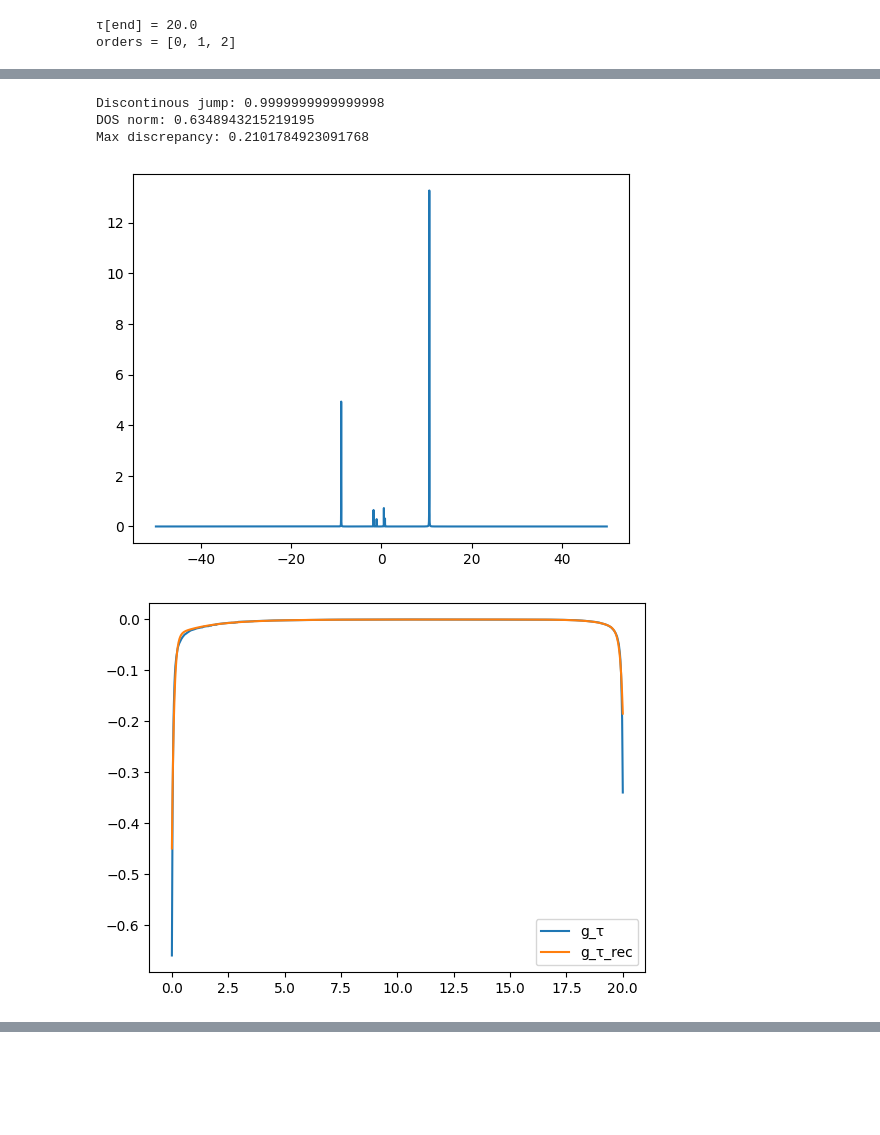
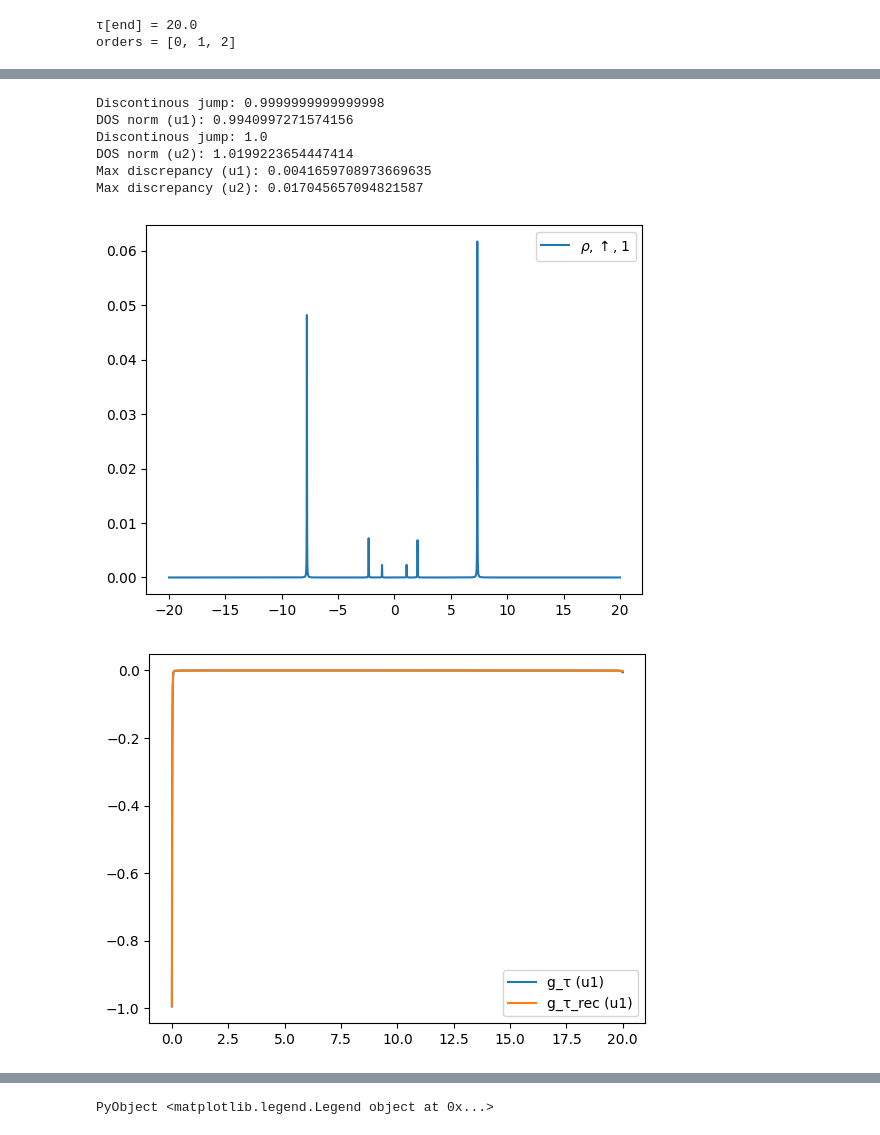
Before and after one commit to krivenko/QInchworm.jl, a Jupyter notebook: bench/ysr/post-processing.ipynb, the cells around one changed output, grey strips where cells are left out. Drawn from its saved outputs; the diff is of its cells as text; code cells hidden in the pictures; blank space fills up the shorter version.

```diff
--- a/bench/ysr/post-processing.ipynb
+++ b/bench/ysr/post-processing.ipynb
@@ -276,24 +375,49 @@ plt.legend()
 PyObject <matplotlib.legend.Legend object at 0x...>
 # %%
-n_iω = 50
-ϵ_list = -50:0.001:50
+n_iω = 100
+ϵ_list = -100:0.001:100
 δ = 0.01
-τ_list = range(0, β, length(g_u2));
+τ_list = range(0, β, length(g_u1));
+
+ρ_u1 = cont(τ_list, g_u1, n_iω, ϵ_list, δ)
+println("DOS norm (u1): ", dos_norm(ϵ_list, ρ_u1))
+ρ_u2 = cont(τ_list, g_u2, n_iω, ϵ_list, δ)
+println("DOS norm (u2): ", dos_norm(ϵ_list, ρ_u2))
+
+g_rec_u1 = reconstruct(ρ_u1, ϵ_list, τ_list)
+println("Max discrepancy (u1): ", maximum(abs.(g_u1 - g_rec_u1)))
+g_rec_u2 = reconstruct(ρ_u2, ϵ_list, τ_list)
+println("Max discrepancy (u2): ", maximum(abs.(g_u2 - g_rec_u2)))
+# %% [output]
+Discontinous jump: 0.9999999999999998
+DOS norm (u1): 0.9940997271574156
+Discontinous jump: 1.0
+DOS norm (u2): 1.0199223654447414
+Max discrepancy (u1): 0.0041659708973669635
+Max discrepancy (u2): 0.017045657094821587
 # %%
-plt.figure()
-ρ = cont(τ_list, g_u2, n_iω, ϵ_list, δ)
-plt.plot(ϵ_list, ρ);
-println("DOS norm: ", dos_norm(ϵ_list, ρ))
+ϵ_window = Int(round(length(ϵ_list) * 0.4)):Int(floor(length(ϵ_list) * 0.6))
+fig_name_prefix = path * "/" * name
 
 plt.figure()
-g_rec = reconstruct(ρ, ϵ_list, τ_list)
-plt.plot(τ_list, g_u2, label="g_τ")
-plt.plot(τ_list, g_rec, label="g_τ_rec")
+plt.plot(ϵ_list[ϵ_window], ρ_u1[ϵ_window], label=raw"$\rho,\uparrow,1$");
+plt.savefig(fig_name_prefix * "_rho_up1.pdf")
 plt.legend()
-println("Max discrepancy: ", maximum(abs.(g_u2 - g_rec)))
+
+plt.figure()
+plt.plot(τ_list, g_u1, label="g_τ (u1)")
+plt.plot(τ_list, g_rec_u1, label="g_τ_rec (u1)")
+plt.legend()
+
+plt.figure()
+plt.plot(ϵ_list[ϵ_window], ρ_u2[ϵ_window], label=raw"$\rho,\uparrow,2$");
+plt.legend()
+plt.savefig(fig_name_prefix * "_rho_up2.pdf")
+
+plt.figure()
+plt.plot(τ_list, g_u2, label="g_τ (u2)")
+plt.plot(τ_list, g_rec_u2, label="g_τ_rec (u2)")
+plt.legend()
 # %% [output]
-Discontinous jump: 0.9999999999999998
-DOS norm: 0.6348943215219195
-Max discrepancy: 0.2101784923091768
-[figure, old version]
+[figure, new version]
-[figure, old version]
+[figure, new version]
@@ -299,0 +426 @@ Max discrepancy: 0.2101784923091768
+PyObject <matplotlib.legend.Legend object at 0x...>
```
Also changed, not shown: parts of 11 cells of this notebook.
